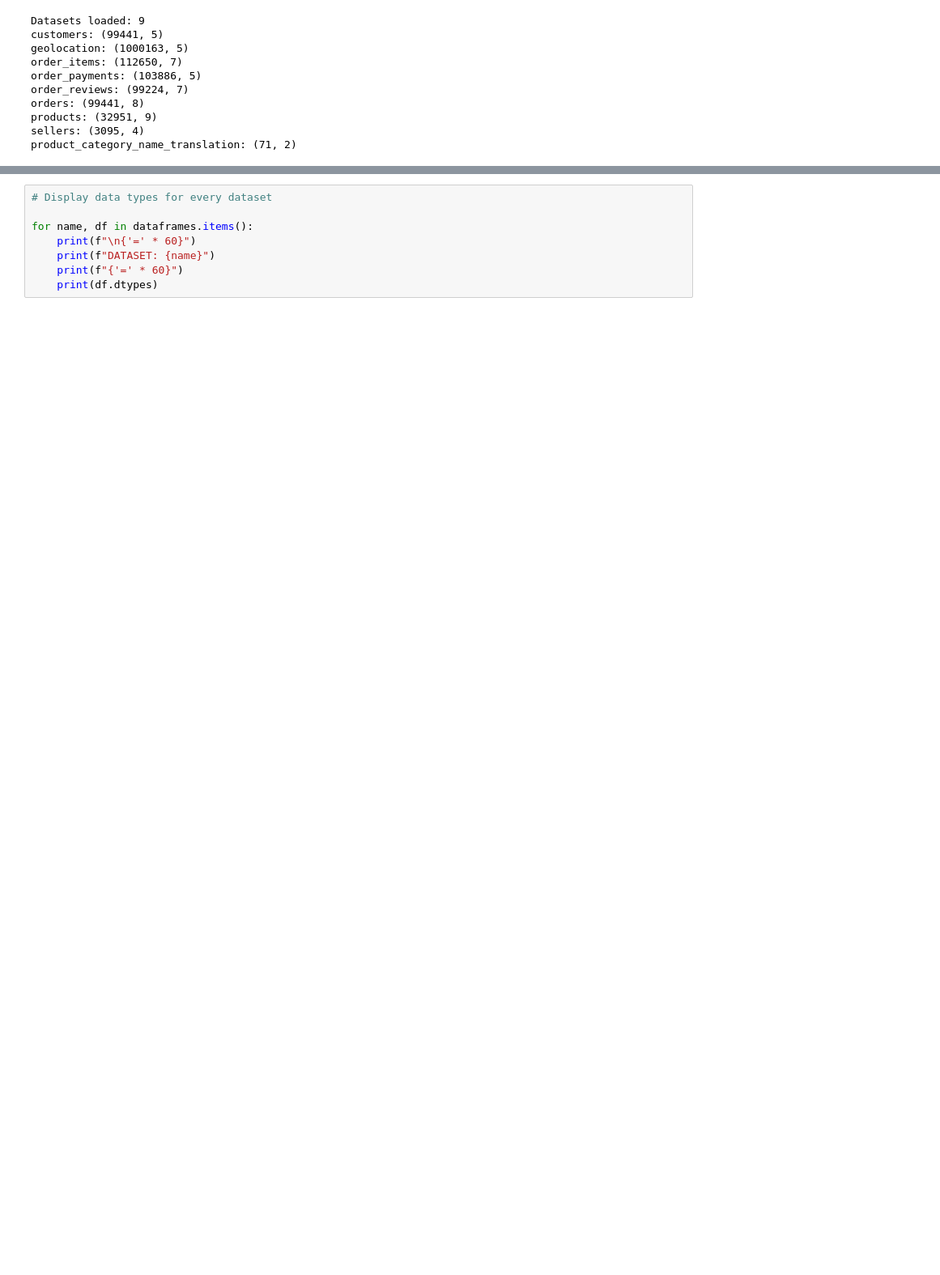
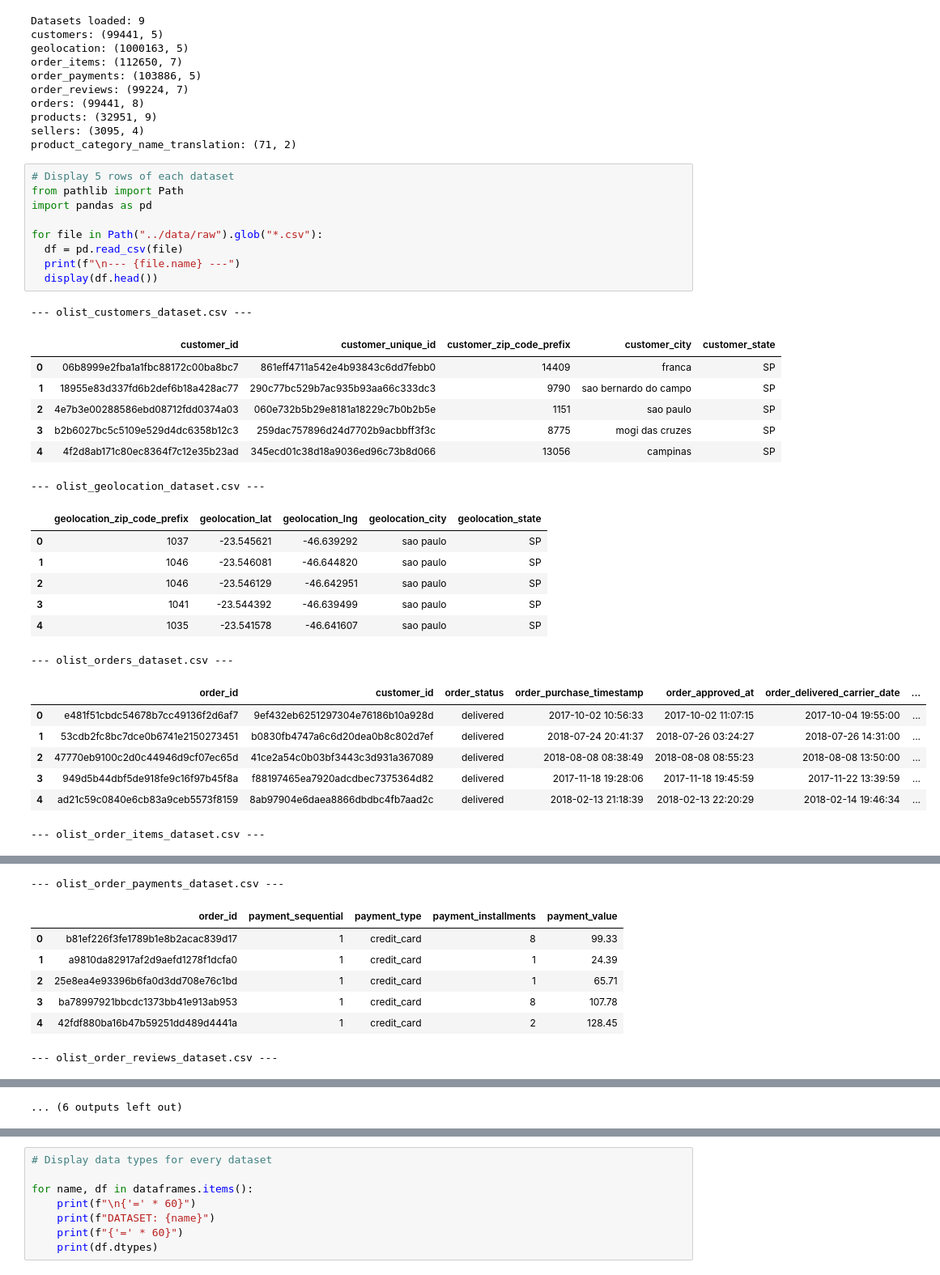
Before and after one commit to SamadhanEkad/E-Commerce-360-Analytics, a Jupyter notebook: python/01_data_understanding.ipynb, the cells around one changed output, grey strips where cells are left out. Shown at 81% size. Drawn from its saved outputs; the diff is of its cells as text; blank space fills up the shorter version.

```diff
--- a/python/01_data_understanding.ipynb
+++ b/python/01_data_understanding.ipynb
@@ -76,3 +76,35 @@ orders: (99441, 8)
 products: (32951, 9)
 sellers: (3095, 4)
 product_category_name_translation: (71, 2)
+# %%
+# Display 5 rows of each dataset
+from pathlib import Path
+import pandas as pd
+
+for file in Path("../data/raw").glob("*.csv"):
+  df = pd.read_csv(file)
+  print(f"\n--- {file.name} ---")
+  display(df.head())
+# %% [output]
+--- olist_customers_dataset.csv ---
+|  | customer_id | customer_unique_id | customer_zip_code_prefix | customer_city | customer_state |
+| 0 | 06b8999e2fba1a1fbc88172c00ba8bc7 | 861eff4711a542e4b93843c6dd7febb0 | 14409 | franca | SP |
+| 1 | 18955e83d337fd6b2def6b18a428ac77 | 290c77bc529b7ac935b93aa66c333dc3 | 9790 | sao bernardo do campo | SP |
+| 2 | 4e7b3e00288586ebd08712fdd0374a03 | 060e732b5b29e8181a18229c7b0b2b5e | 1151 | sao paulo | SP |
+| 3 | b2b6027bc5c5109e529d4dc6358b12c3 | 259dac757896d24d7702b9acbbff3f3c | 8775 | mogi das cruzes | SP |
+| 4 | 4f2d8ab171c80ec8364f7c12e35b23ad | 345ecd01c38d18a9036ed96c73b8d066 | 13056 | campinas | SP |
+--- olist_geolocation_dataset.csv ---
+|  | geolocation_zip_code_prefix | geolocation_lat | geolocation_lng | geolocation_city | geolocation_state |
+| 0 | 1037 | -23.545621 | -46.639292 | sao paulo | SP |
+| 1 | 1046 | -23.546081 | -46.644820 | sao paulo | SP |
+| 2 | 1046 | -23.546129 | -46.642951 | sao paulo | SP |
+| 3 | 1041 | -23.544392 | -46.639499 | sao paulo | SP |
+| 4 | 1035 | -23.541578 | -46.641607 | sao paulo | SP |
+--- olist_orders_dataset.csv ---
+|  | order_id | customer_id | order_status | order_purchase_timestamp | order_approved_at | order_delivered_carrier_date | ... |
+| 0 | e481f51cbdc54678b7cc49136f2d6af7 | 9ef432eb6251297304e76186b10a928d | delivered | 2017-10-02 10:56:33 | 2017-10-02 11:07:15 | 2017-10-04 19:55:00 | ... |
+| 1 | 53cdb2fc8bc7dce0b6741e2150273451 | b0830fb4747a6c6d20dea0b8c802d7ef | delivered | 2018-07-24 20:41:37 | 2018-07-26 03:24:27 | 2018-07-26 14:31:00 | ... |
+| 2 | 47770eb9100c2d0c44946d9cf07ec65d | 41ce2a54c0b03bf3443c3d931a367089 | delivered | 2018-08-08 08:38:49 | 2018-08-08 08:55:23 | 2018-08-08 13:50:00 | ... |
+| 3 | 949d5b44dbf5de918fe9c16f97b45f8a | f88197465ea7920adcdbec7375364d82 | delivered | 2017-11-18 19:28:06 | 2017-11-18 19:45:59 | 2017-11-22 13:39:59 | ... |
+| 4 | ad21c59c0840e6cb83a9ceb5573f8159 | 8ab97904e6daea8866dbdbc4fb7aad2c | delivered | 2018-02-13 21:18:39 | 2018-02-13 22:20:29 | 2018-02-14 19:46:34 | ... |
+--- olist_order_items_dataset.csv ---
@@ -78,0 +117,8 @@ product_category_name_translation: (71, 2)
+--- olist_order_payments_dataset.csv ---
+|  | order_id | payment_sequential | payment_type | payment_installments | payment_value |
+| 0 | b81ef226f3fe1789b1e8b2acac839d17 | 1 | credit_card | 8 | 99.33 |
+| 1 | a9810da82917af2d9aefd1278f1dcfa0 | 1 | credit_card | 1 | 24.39 |
+| 2 | 25e8ea4e93396b6fa0d3dd708e76c1bd | 1 | credit_card | 1 | 65.71 |
+| 3 | ba78997921bbcdc1373bb41e913ab953 | 1 | credit_card | 8 | 107.78 |
+| 4 | 42fdf880ba16b47b59251dd489d4441a | 1 | credit_card | 2 | 128.45 |
+--- olist_order_reviews_dataset.csv ---
@@ -79,3 +131,4 @@ product_category_name_translation: (71, 2)
+... (6 outputs left out)
 # %%
 # Create a summary of all datasets
 
```
Also changed, not shown: parts of 7 cells of this notebook, 44 other files.
